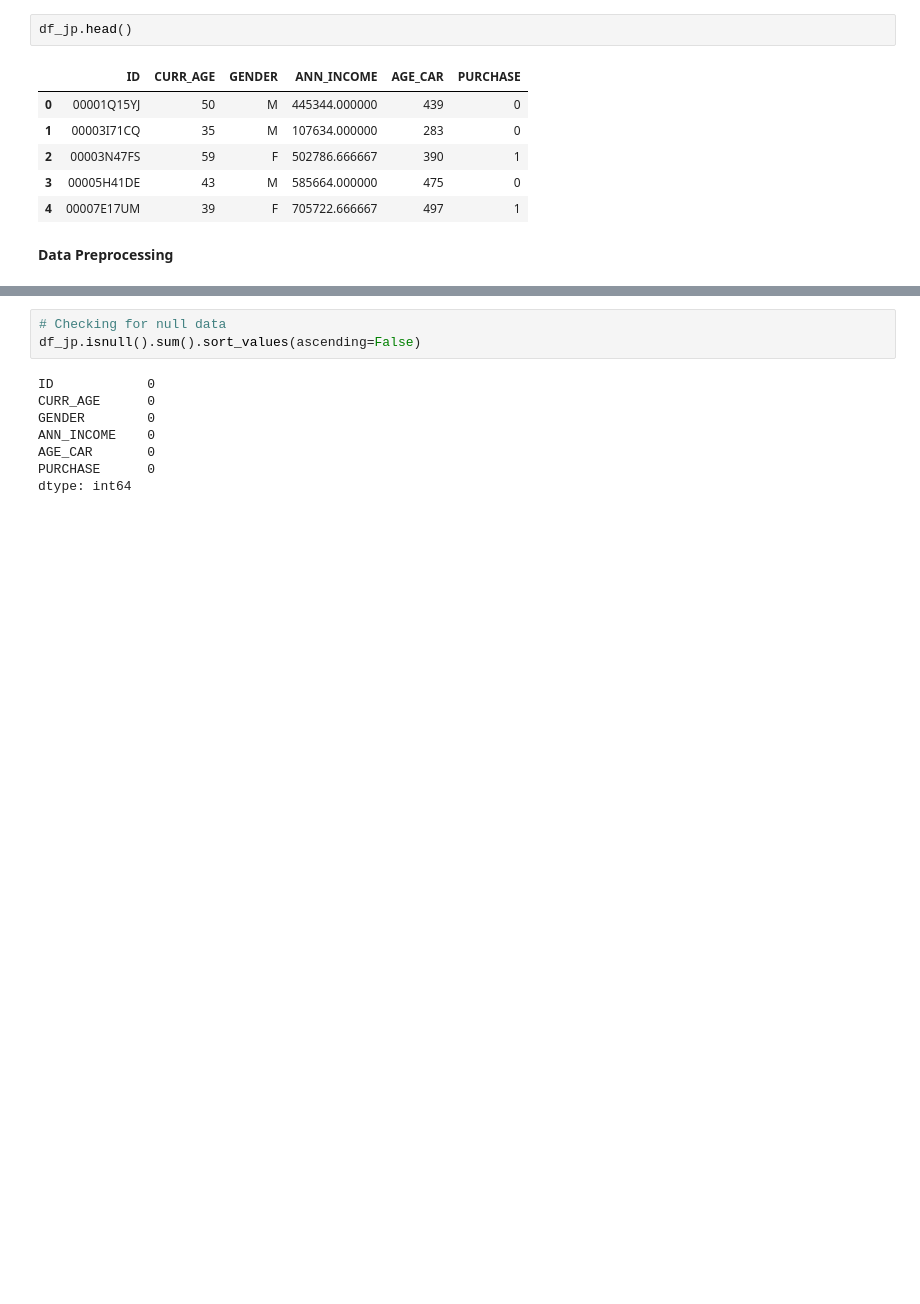
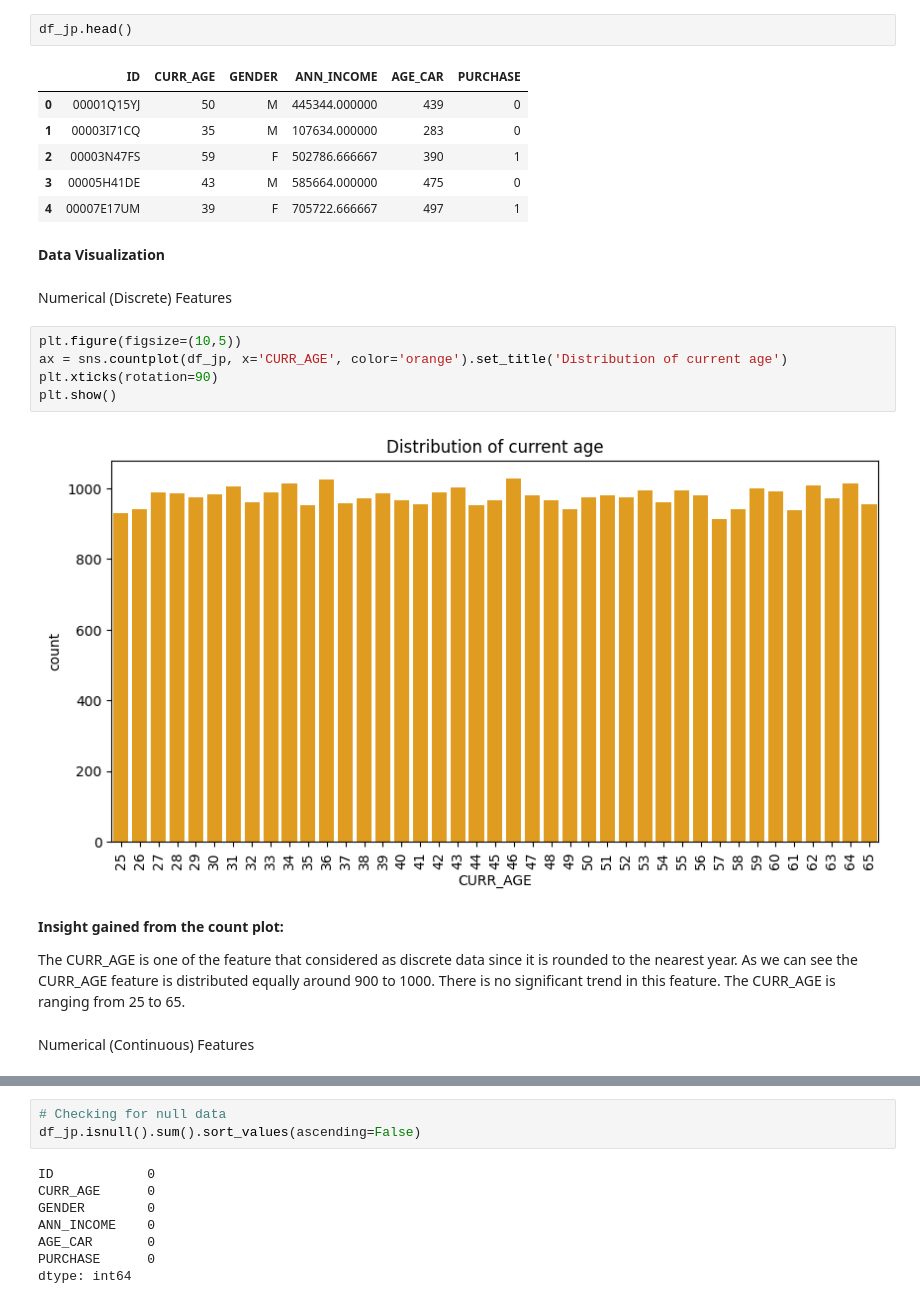
Before and after one commit to dravichi/Data-Analytics, a Jupyter notebook: Training_Project.ipynb, the cells around one changed output, grey strips where cells are left out. Drawn from its saved outputs; the diff is of its cells as text; blank space fills up the shorter version.

```diff
--- a/Training_Project.ipynb
+++ b/Training_Project.ipynb
@@ -69,4 +84,19 @@ df_jp.head()
 | 3 | 00005H41DE | 43 | M | 585664.000000 | 475 | 0 |
 | 4 | 00007E17UM | 39 | F | 705722.666667 | 497 | 1 |
 # %% [markdown]
-**Data Preprocessing**
+**Data Visualization**
+# %% [markdown]
+Numerical (Discrete) Features
+# %%
+plt.figure(figsize=(10,5))
+ax = sns.countplot(df_jp, x='CURR_AGE', color='orange').set_title('Distribution of current age')
+plt.xticks(rotation=90)
+plt.show()
+# %% [output]
+[figure, added]
+# %% [markdown]
+**Insight gained from the count plot:**
+
+The CURR_AGE is one of the feature that considered as discrete data since it is rounded to the nearest year. As we can see the CURR_AGE feature is distributed equally around 900 to 1000. There is no significant trend in this feature. The CURR_AGE is ranging from 25 to 65.
+# %% [markdown]
+Numerical (Continuous) Features
```
Also changed, not shown: parts of 68 cells of this notebook.
